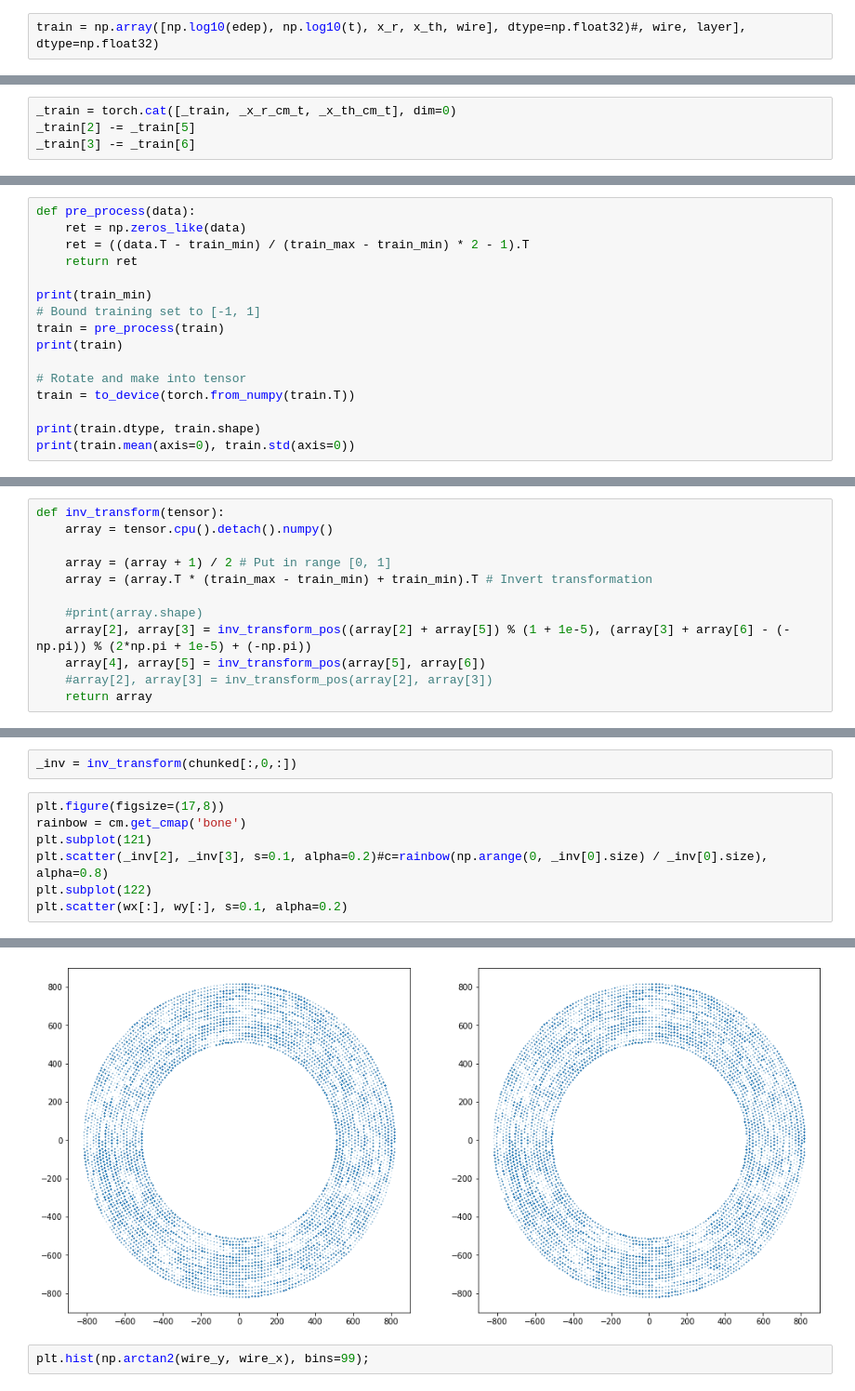
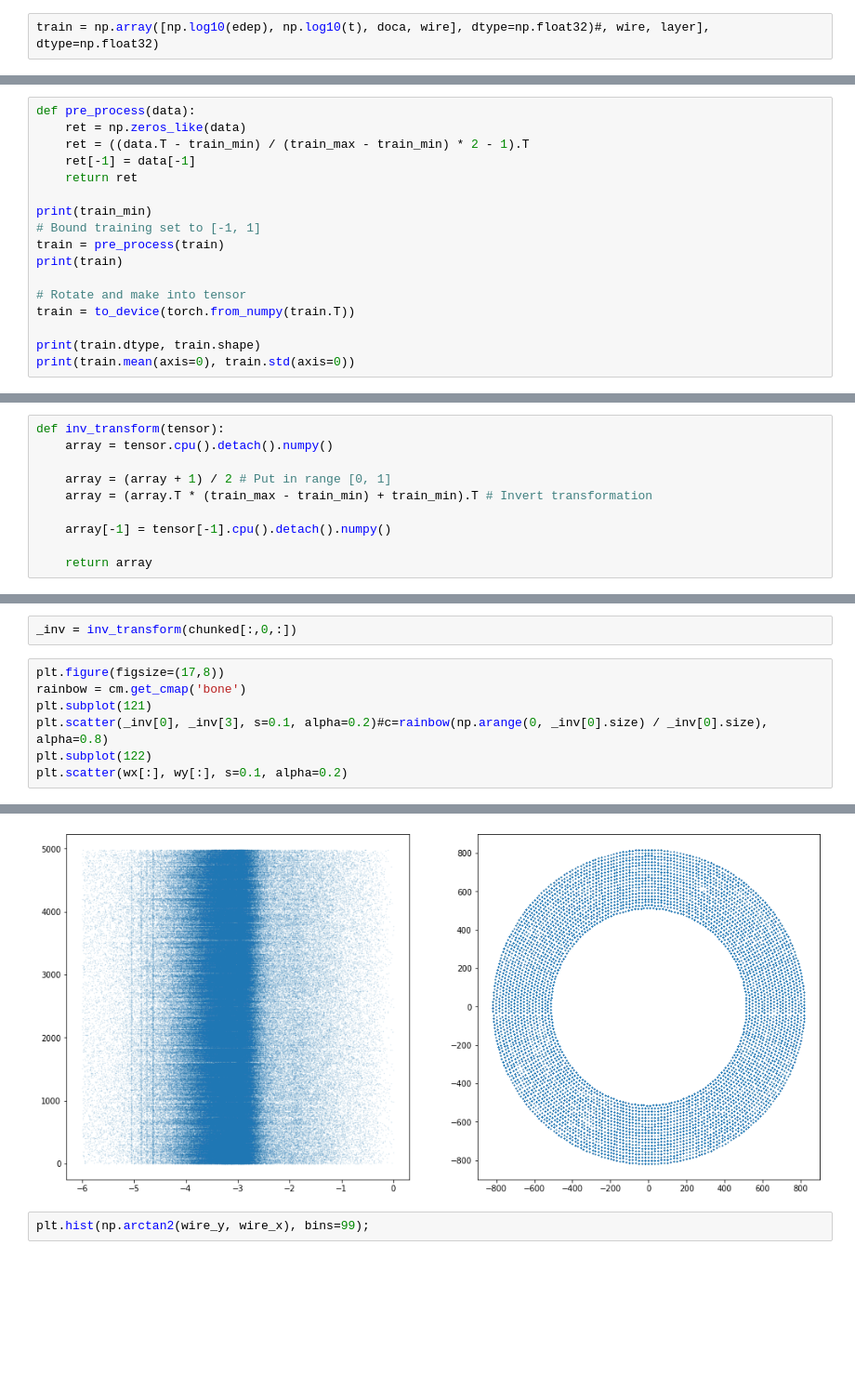
Before and after one commit to mdubouch/noise-gan, a Jupyter notebook: noise_info_one_hot_wire.ipynb, the cells around one changed output, grey strips where cells are left out. Shown at 93% size. Cells and saved outputs as stored; diff of their text form; blank space fills up the shorter version.

```diff
--- a/noise_info_one_hot_wire.ipynb
+++ b/noise_info_one_hot_wire.ipynb
@@ -600,7 +577,7 @@ def to_device(x):
 # %% [output]
 True
 # %%
-train = np.array([np.log10(edep), np.log10(t), x_r, x_th, wire], dtype=np.float32)#, wire, layer], dtype=np.float32)
+train = np.array([np.log10(edep), np.log10(t), doca, wire], dtype=np.float32)#, wire, layer], dtype=np.float32)
 # %%
 hit_group_size = 128
 # %%
@@ -641,4 +595,0 @@ plt.hist((_train[3] - _x_th_cm_t[0])[:,0], bins=50);
-# %%
-_train = torch.cat([_train, _x_r_cm_t, _x_th_cm_t], dim=0)
-_train[2] -= _train[5]
-_train[3] -= _train[6]
@@ -663,6 +609,7 @@ train_min, train_max
 def pre_process(data):
     ret = np.zeros_like(data)
     ret = ((data.T - train_min) / (train_max - train_min) * 2 - 1).T
+    ret[-1] = data[-1]
     return ret
 
 print(train_min)
@@ -707,10 +651,8 @@ def inv_transform(tensor):
     array = (array + 1) / 2 # Put in range [0, 1]
     array = (array.T * (train_max - train_min) + train_min).T # Invert transformation
 
-    #print(array.shape)
-    array[2], array[3] = inv_transform_pos((array[2] + array[5]) % (1 + 1e-5), (array[3] + array[6] - (-np.pi)) % (2*np.pi + 1e-5) + (-np.pi))
-    array[4], array[5] = inv_transform_pos(array[5], array[6])
-    #array[2], array[3] = inv_transform_pos(array[2], array[3])
+    array[-1] = tensor[-1].cpu().detach().numpy()
+
     return array
 # %%
 train.shape
@@ -732,13 +674,13 @@ _inv = inv_transform(chunked[:,0,:])
 # %%
 plt.figure(figsize=(17,8))
 rainbow = cm.get_cmap('bone')
 plt.subplot(121)
-plt.scatter(_inv[2], _inv[3], s=0.1, alpha=0.2)#c=rainbow(np.arange(0, _inv[0].size) / _inv[0].size), alpha=0.8)
+plt.scatter(_inv[0], _inv[3], s=0.1, alpha=0.2)#c=rainbow(np.arange(0, _inv[0].size) / _inv[0].size), alpha=0.8)
 plt.subplot(122)
 plt.scatter(wx[:], wy[:], s=0.1, alpha=0.2)
 # %% [output]
 <matplotlib.collections.PathCollection at 0x...>
-[figure, old version]
+[figure, new version]
 # %%
 plt.hist(np.arctan2(wire_y, wire_x), bins=99);
 # %% [output]
```
Also changed, not shown: parts of 43 cells of this notebook.
